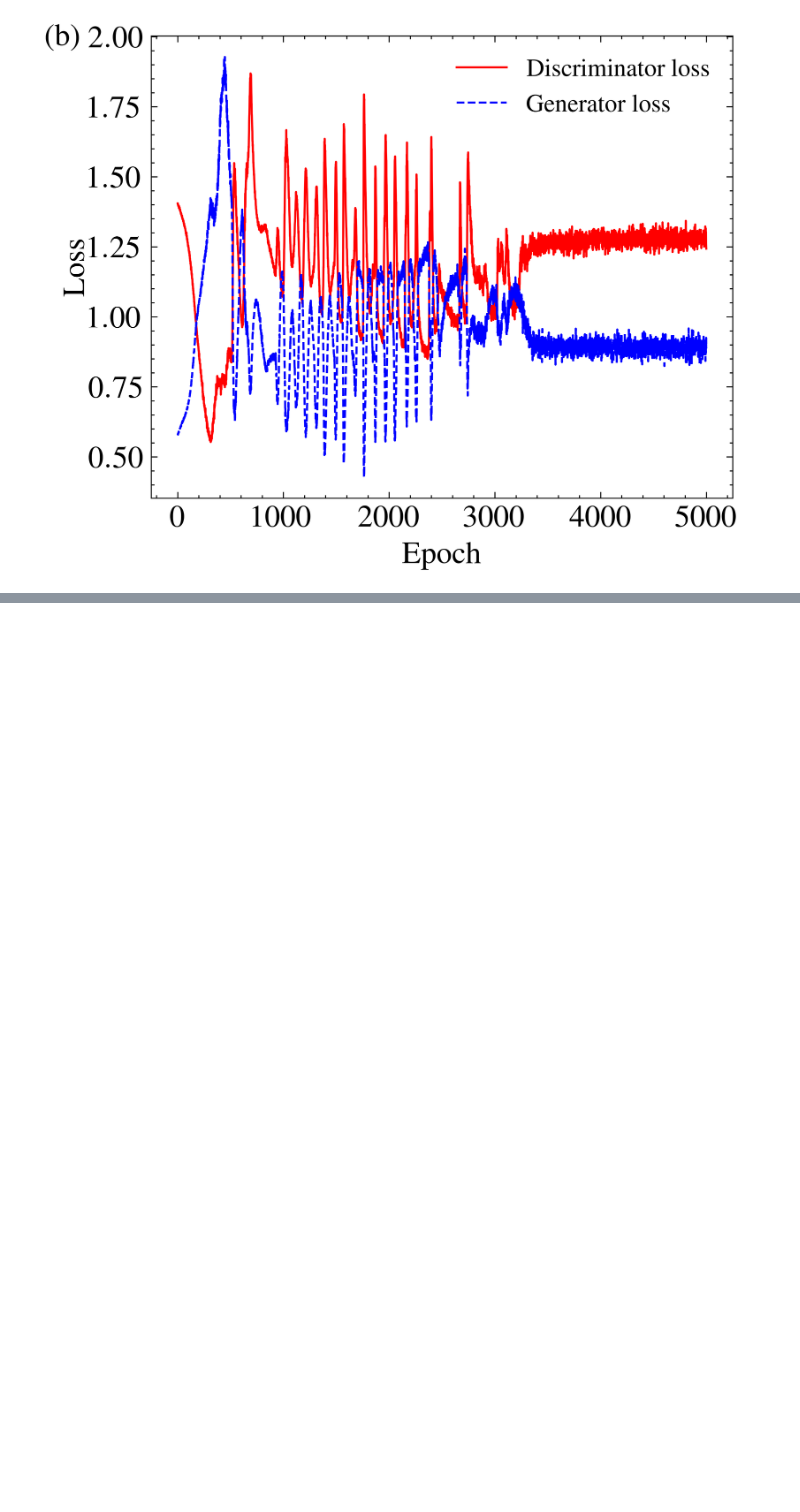
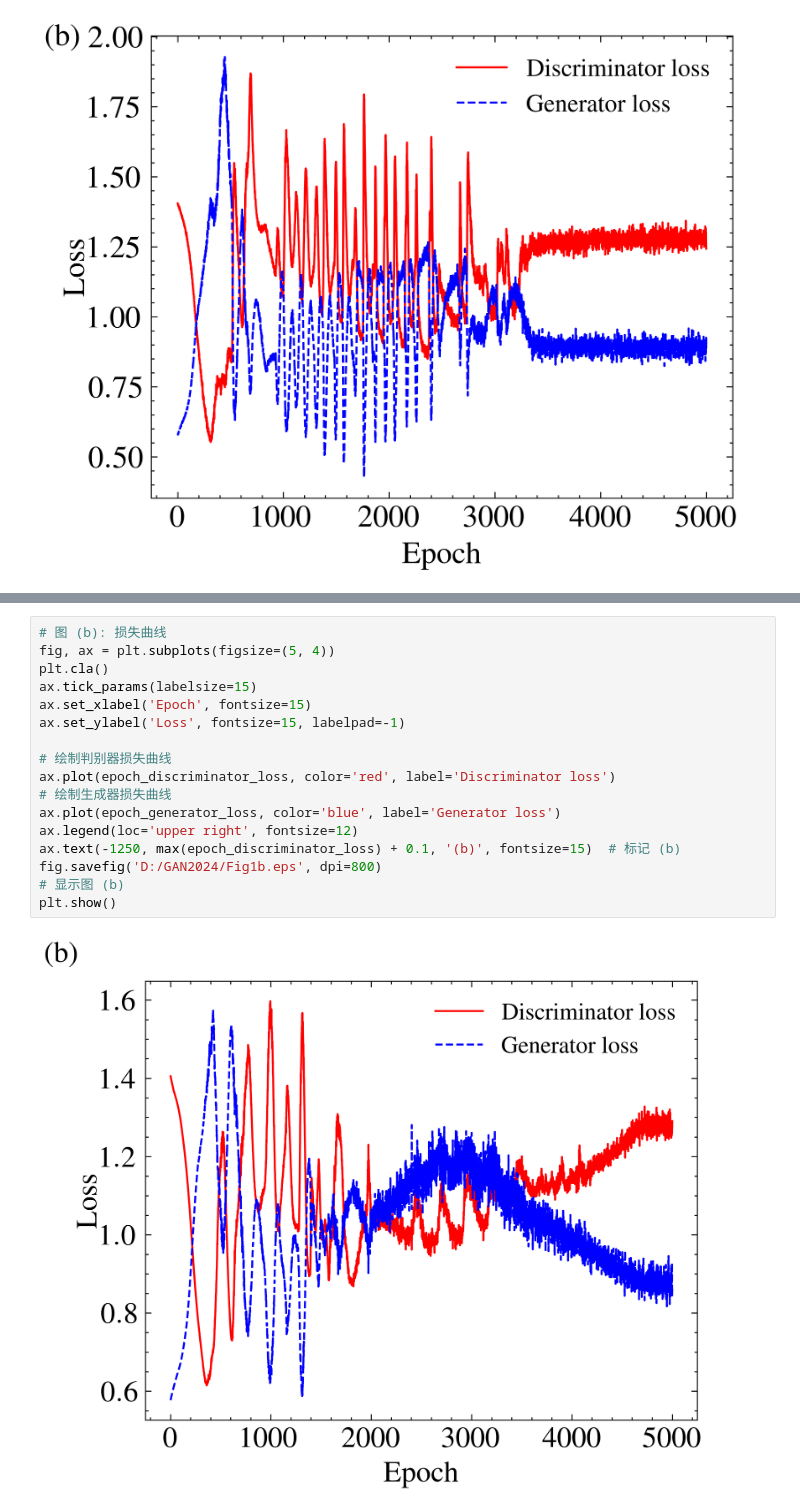
Before and after one commit to resonance-dfb/learning-noise-injection, a Jupyter notebook: GAN高斯模式崩溃1.ipynb, the cells around one changed output, grey strips where cells are left out. Saved outputs shown, nothing was run; the diff lists cells and outputs as text; blank space fills up the shorter version.

```diff
--- a/GAN高斯模式崩溃1.ipynb
+++ b/GAN高斯模式崩溃1.ipynb
@@ -475,0 +692,19 @@ plt.show()
+# %%
+# 图 (b): 损失曲线
+fig, ax = plt.subplots(figsize=(5, 4))
+plt.cla()
+ax.tick_params(labelsize=15)
+ax.set_xlabel('Epoch', fontsize=15)
+ax.set_ylabel('Loss', fontsize=15, labelpad=-1)
+
+# 绘制判别器损失曲线
+ax.plot(epoch_discriminator_loss, color='red', label='Discriminator loss')
+# 绘制生成器损失曲线
+ax.plot(epoch_generator_loss, color='blue', label='Generator loss')
+ax.legend(loc='upper right', fontsize=12)
+ax.text(-1250, max(epoch_discriminator_loss) + 0.1, '(b)', fontsize=15)  # 标记 (b)
+fig.savefig('D:/GAN2024/Fig1b.eps', dpi=800)
+# 显示图 (b)
+plt.show()
+# %% [output]
+[figure, added]
```
Also changed, not shown: parts of 1 cell of this notebook.
